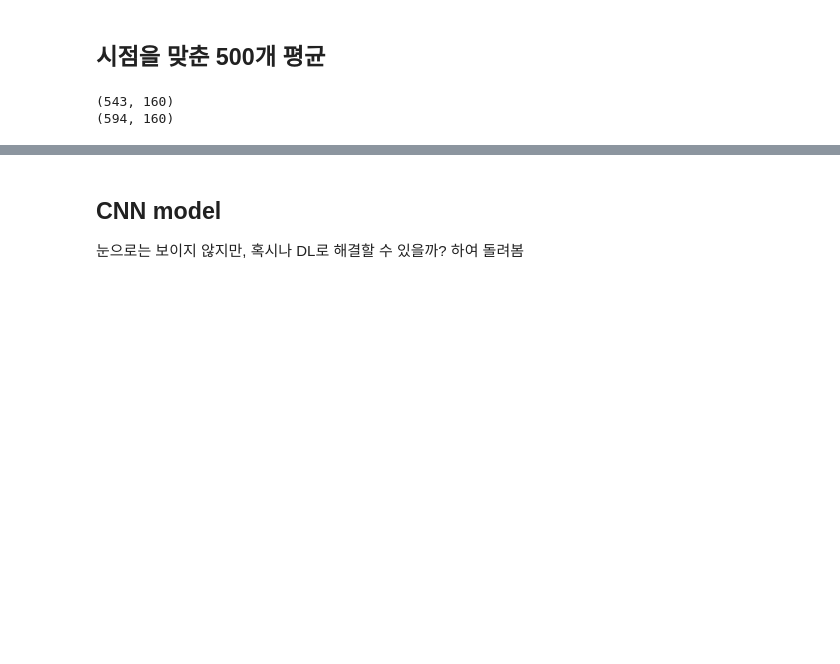
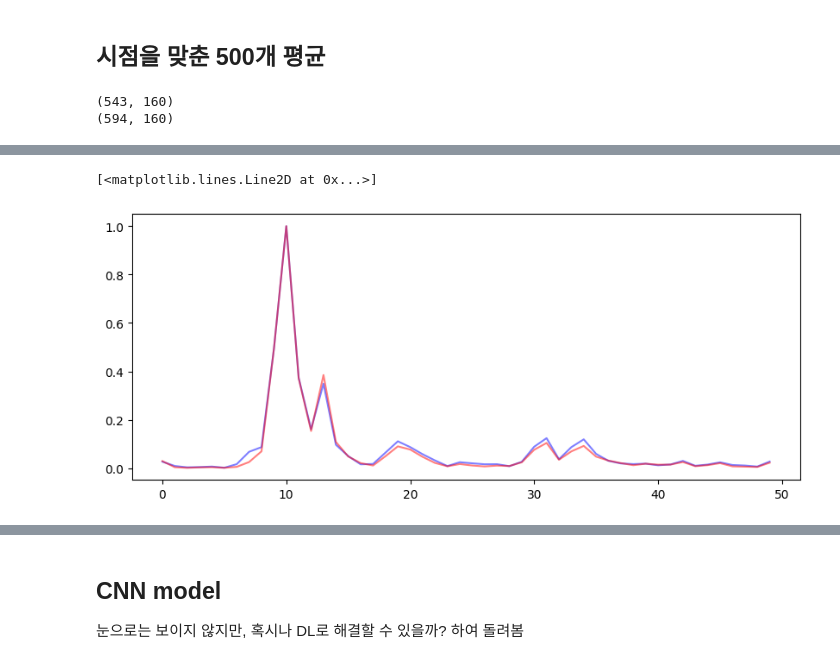
Before and after one commit to jkworldchampion/tag-less_tracking_with_uwb, a Jupyter notebook: cnn_classification.ipynb, the cells around one changed output, grey strips where cells are left out. Saved outputs shown, nothing was run; the diff lists cells and outputs as text; code cells hidden in the pictures; blank space fills up the shorter version.

```diff
--- a/cnn_classification.ipynb
+++ b/cnn_classification.ipynb
@@ -211,6 +217,18 @@ for i in range(lt215.shape[0]):
     start = find_max_index(lt215.iloc[i])
     peak_same_lt215.append(lt215.iloc[i][start-10:start+150].values)
 peak_same_lt215 = pd.DataFrame(peak_same_lt215)
+# %%
+peak_same_ra215 = []
+for i in range(ra215.shape[0]):
+    start = find_max_index(ra215.iloc[i])
+    peak_same_ra215.append(ra215.iloc[i][start-10:start+150].values)
+peak_same_ra215 = pd.DataFrame(peak_same_ra215)
+
+peak_same_rt215 = []
+for i in range(rt215.shape[0]):
+    start = find_max_index(rt215.iloc[i])
+    peak_same_rt215.append(rt215.iloc[i][start-10:start+150].values)
+peak_same_rt215 = pd.DataFrame(peak_same_rt215)
 # %% [markdown]
 ### 오른쪽 상황, Anchor에 가까운 2m, 0m 상황
 # %%
@@ -299,0 +333,9 @@ plt.plot(mean_peak_same_rt20[:50], color='red', alpha=0.5, label='peak_same_rt20
+# %%
+mean_peak_same_ra215 = peak_same_ra215.mean()
+mean_peak_same_rt215 = peak_same_rt215.mean()
+plt.figure(figsize=(10, 4))
+plt.plot(mean_peak_same_ra215[:50], color='blue', alpha=0.5, label='peak_same_ra215')
+plt.plot(mean_peak_same_rt215[:50], color='red', alpha=0.5, label='peak_same_rt215')
+# %% [output]
+[<matplotlib.lines.Line2D at 0x...>]
+[figure, added]
```
Also changed, not shown: parts of 11 cells of this notebook.
